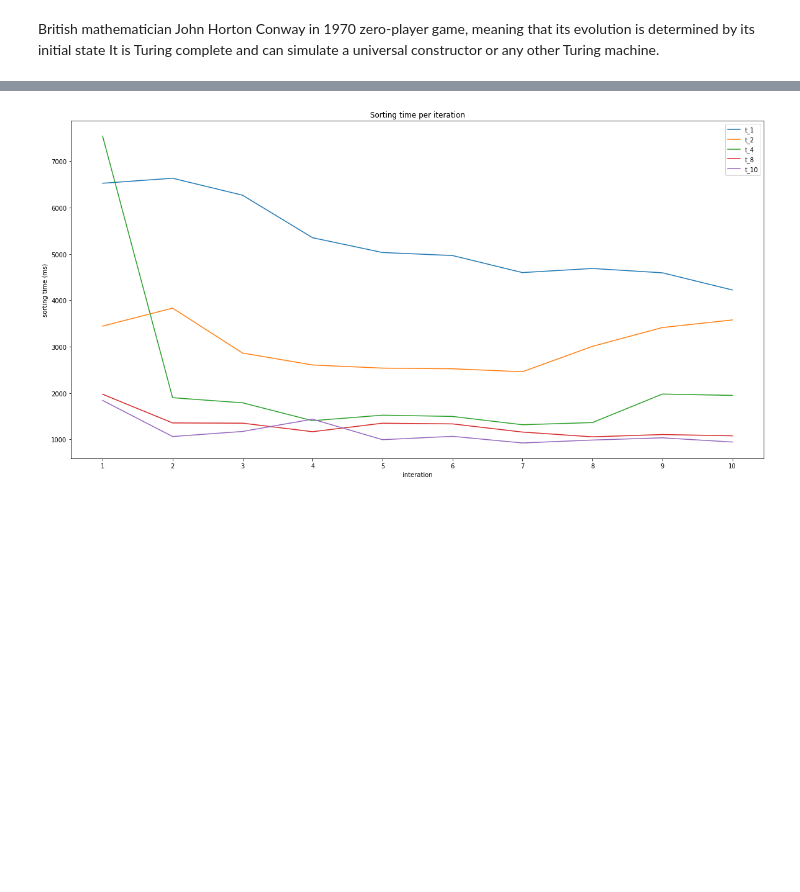
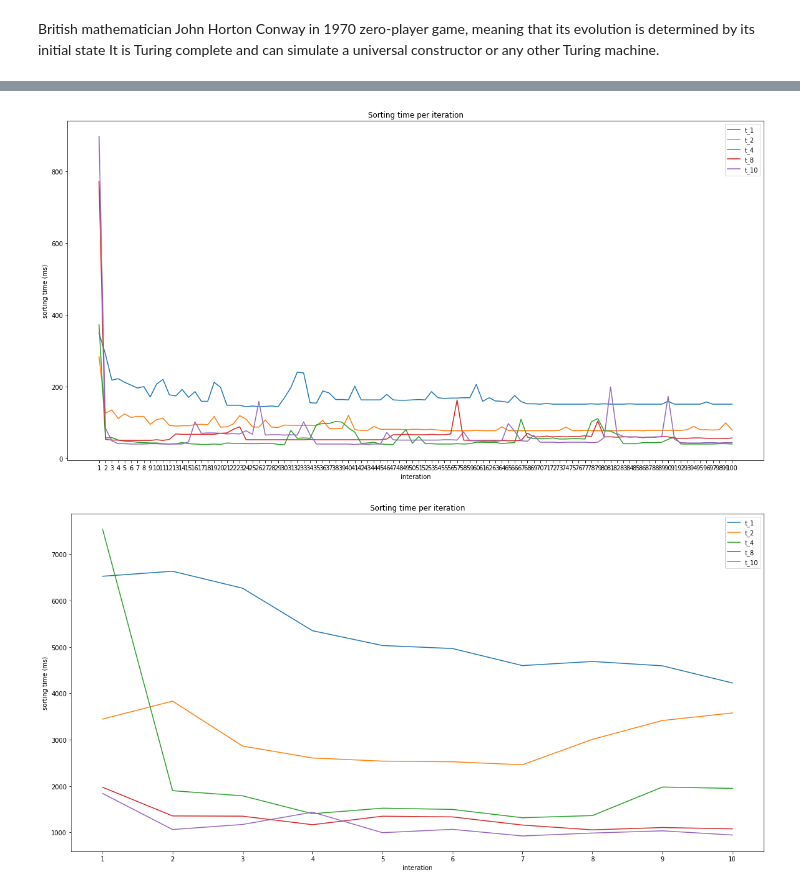
Before and after one commit to se21m024/PPR_Final_Project, a Jupyter notebook: SpeedupQuotient.ipynb, the cells around one changed output, grey strips where cells are left out. Saved outputs shown, nothing was run; the diff lists cells and outputs as text; code cells hidden in the pictures; blank space fills up the shorter version.

```diff
--- a/SpeedupQuotient.ipynb
+++ b/SpeedupQuotient.ipynb
@@ -14 +71,61 @@ It is Turing complete and can simulate a universal constructor or any other Turi
+# %%
+# width 100, height 100, iterations 100 (with first iteration)
+
+raw_data = [[349, 290, 218, 222, 212, 204, 196, 200, 171, 207, 220, 177, 174, 192, 170, 186, 159, 159, 212, 198, 148, 148, 148, 144, 146, 144, 145, 146, 144, 169, 197, 240, 238, 155, 154, 188, 182, 164, 164, 163, 201, 163, 163, 163, 163, 178, 163, 162, 162, 163, 164, 163, 186, 169, 167, 168, 168, 169, 169, 206, 159, 169, 160, 159, 156, 175, 158, 152, 152, 151, 153, 151, 151, 151, 151, 151, 151, 152, 151, 152, 151, 151, 151, 152, 151, 151, 151, 151, 151, 159, 151, 151, 151, 151, 151, 157, 151, 151, 151, 151],
+[283, 126, 135, 111, 124, 114, 117, 117, 95, 108, 112, 92, 90, 91, 91, 94, 95, 94, 117, 87, 88, 96, 119, 109, 88, 87, 107, 87, 86, 93, 92, 92, 92, 92, 91, 106, 83, 83, 83, 120, 80, 78, 78, 89, 81, 81, 81, 81, 80, 81, 81, 80, 81, 79, 77, 77, 77, 77, 77, 78, 77, 77, 77, 88, 78, 77, 77, 77, 77, 77, 77, 77, 78, 87, 78, 77, 78, 77, 77, 77, 77, 77, 78, 78, 78, 77, 78, 78, 78, 78, 78, 78, 80, 89, 80, 80, 79, 80, 99, 79],
+[239, 87, 80, 94, 72, 70, 103, 64, 77, 55, 54, 118, 150, 117, 159, 129, 141, 166, 227, 135, 59, 135, 101, 58, 57, 59, 58, 58, 60, 77, 57, 60, 63, 73, 57, 74, 56, 56, 56, 56, 131, 74, 73, 73, 74, 74, 73, 73, 73, 77, 73, 75, 55, 74, 53, 53, 57, 74, 55, 57, 57, 58, 53, 56, 55, 57, 55, 57, 57, 56, 55, 57, 57, 58, 77, 61, 56, 54, 54, 54, 54, 54, 54, 55, 54, 53, 97, 71, 72, 71, 71, 71, 71, 71, 72, 72, 77, 136, 90, 91],
+[372, 57, 58, 51, 48, 47, 45, 44, 43, 43, 41, 40, 41, 44, 41, 40, 39, 39, 40, 39, 43, 42, 42, 41, 41, 41, 42, 42, 39, 38, 78, 56, 57, 56, 94, 97, 97, 103, 101, 85, 73, 42, 43, 45, 40, 39, 39, 61, 80, 42, 61, 41, 41, 40, 40, 40, 41, 40, 41, 45, 45, 44, 45, 41, 43, 44, 109, 59, 55, 55, 55, 57, 54, 54, 55, 55, 54, 102, 111, 77, 76, 67, 41, 41, 41, 44, 44, 44, 45, 53, 60, 40, 40, 40, 40, 40, 40, 41, 41, 40],
+[613, 61, 56, 53, 50, 130, 48, 46, 75, 88, 65, 66, 65, 57, 37, 37, 36, 35, 35, 36, 36, 35, 41, 49, 49, 47, 48, 44, 44, 45, 44, 45, 45, 44, 44, 125, 98, 75, 75, 75, 75, 75, 75, 76, 77, 74, 73, 74, 73, 74, 74, 73, 74, 73, 74, 74, 74, 74, 74, 74, 74, 74, 74, 73, 77, 103, 90, 90, 92, 96, 90, 90, 91, 95, 106, 79, 80, 80, 78, 78, 78, 78, 77, 97, 75, 75, 74, 74, 74, 74, 74, 73, 74, 75, 80, 79, 79, 79, 79, 79],
+[552, 74, 71, 70, 69, 114, 74, 65, 69, 64, 67, 65, 64, 64, 64, 63, 63, 64, 63, 63, 77, 90, 69, 69, 70, 69, 71, 72, 70, 70, 71, 88, 59, 58, 60, 55, 52, 52, 51, 51, 77, 72, 109, 71, 71, 72, 71, 72, 71, 96, 82, 83, 113, 59, 59, 59, 61, 61, 61, 81, 61, 114, 64, 62, 62, 61, 63, 61, 63, 61, 54, 55, 90, 74, 77, 75, 75, 76, 75, 75, 76, 139, 70, 70, 68, 68, 68, 67, 67, 67, 203, 73, 72, 71, 71, 71, 71, 71, 72, 88],
+[543, 55, 54, 82, 72, 60, 60, 58, 58, 58, 57, 57, 102, 62, 55, 55, 55, 54, 54, 56, 56, 54, 54, 55, 56, 102, 57, 57, 57, 57, 57, 57, 57, 57, 57, 57, 58, 60, 60, 60, 64, 60, 60, 60, 60, 59, 59, 62, 87, 63, 65, 64, 63, 56, 55, 56, 57, 57, 57, 77, 59, 57, 58, 62, 64, 64, 64, 62, 64, 64, 79, 60, 58, 58, 58, 59, 58, 58, 58, 59, 58, 92, 70, 70, 70, 69, 70, 70, 71, 69, 69, 83, 77, 53, 53, 53, 54, 55, 54, 53],
+[772, 53, 51, 51, 50, 50, 50, 50, 50, 52, 50, 53, 68, 67, 67, 67, 67, 67, 67, 70, 71, 81, 88, 52, 52, 52, 52, 52, 52, 52, 52, 52, 52, 53, 52, 52, 52, 52, 52, 52, 52, 52, 52, 52, 52, 54, 66, 66, 67, 66, 66, 66, 67, 66, 66, 68, 163, 51, 50, 50, 50, 50, 50, 50, 49, 49, 50, 70, 60, 60, 62, 60, 61, 60, 61, 61, 63, 61, 104, 60, 60, 59, 60, 60, 60, 58, 59, 59, 61, 60, 56, 56, 56, 57, 57, 56, 56, 56, 55, 57],
+[900, 54, 53, 52, 52, 53, 53, 51, 51, 51, 51, 76, 58, 58, 60, 58, 59, 60, 60, 58, 56, 83, 47, 47, 49, 50, 47, 48, 49, 78, 62, 48, 48, 93, 55, 58, 57, 62, 58, 81, 77, 55, 53, 82, 56, 56, 56, 55, 55, 56, 55, 55, 55, 55, 55, 87, 49, 50, 50, 50, 49, 50, 50, 51, 50, 49, 52, 54, 50, 48, 50, 50, 49, 50, 50, 51, 50, 51, 55, 94, 58, 58, 57, 155, 59, 60, 59, 116, 114, 46, 46, 46, 45, 46, 46, 46, 46, 46, 45, 46],
+[897, 84, 49, 41, 41, 40, 40, 40, 41, 41, 40, 40, 40, 40, 46, 102, 70, 71, 71, 70, 68, 69, 68, 77, 67, 159, 65, 66, 66, 65, 66, 65, 102, 66, 40, 40, 40, 40, 40, 40, 39, 40, 39, 40, 40, 72, 52, 51, 51, 51, 51, 51, 51, 51, 52, 52, 51, 74, 49, 49, 48, 48, 48, 49, 97, 76, 49, 48, 64, 45, 45, 45, 44, 45, 45, 45, 45, 44, 45, 58, 199, 69, 61, 59, 60, 58, 59, 60, 60, 173, 53, 44, 43, 43, 43, 44, 44, 43, 44, 44],
+[930, 46, 45, 49, 85, 62, 80, 39, 38, 38, 39, 38, 39, 38, 38, 38, 38, 39, 79, 101, 99, 102, 101, 106, 119, 196, 63, 62, 62, 61, 63, 58, 72, 59, 80, 67, 79, 65, 93, 78, 83, 126, 75, 120, 73, 58, 47, 47, 47, 48, 48, 47, 48, 47, 78, 63, 41, 41, 41, 41, 41, 42, 41, 55, 66, 42, 42, 44, 65, 46, 46, 45, 45, 46, 45, 46, 46, 45, 105, 70, 46, 45, 45, 45, 45, 45, 46, 46, 46, 46, 47, 46, 52, 44, 44, 43, 43, 43, 44, 44],
+]
+import matplotlib.pyplot as plt
+import numpy as np
+
+fig, ax = plt.subplots( figsize=(20, 10))
+
+x = []
+for i in range(1,101):
+   x.append(i)
+
+
+plt.plot()
+plt.xticks(np.arange(min(x), max(x)+1, 1.0))
+
+t_1 = raw_data[0]
+t_2 = raw_data[1]
+t_3 = raw_data[2]
+t_4 = raw_data[3]
+t_5 = raw_data[4]
+t_6 = raw_data[5]
+t_7 = raw_data[6]
+t_8 = raw_data[7]
+t_9 = raw_data[8]
+t_10 = raw_data[9]
+t_11 = raw_data[10]
+
+plt.plot(x, t_1, label = "t_1")
+plt.plot(x, t_2, label = "t_2")
+# plt.plot(x, t_3, label = "t_3")
+plt.plot(x, t_4, label = "t_4")
+# plt.plot(x, t_5, label = "t_5")
+# plt.plot(x, t_6, label = "t_6")
+# plt.plot(x, t_7, label = "t_7")
+plt.plot(x, t_8, label = "t_8")
+# plt.plot(x, t_9, label = "t_9")
+plt.plot(x, t_10, label = "t_10")
+# plt.plot(x, t_11, label = "t_11")
+
+plt.title('Sorting time per iteration')
+plt.ylabel("sorting time (ms)")
+plt.xlabel("interation")
+
+plt.legend()
+plt.show()
+# %% [output]
+[figure, added]
 # %%
```
Also changed, not shown: parts of 5 cells of this notebook.
